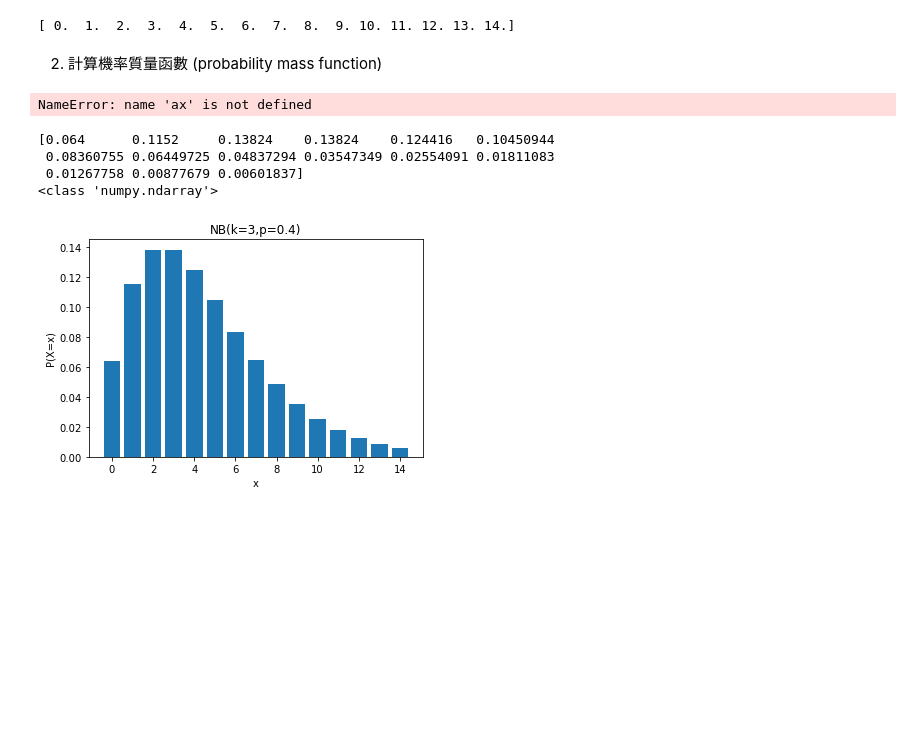
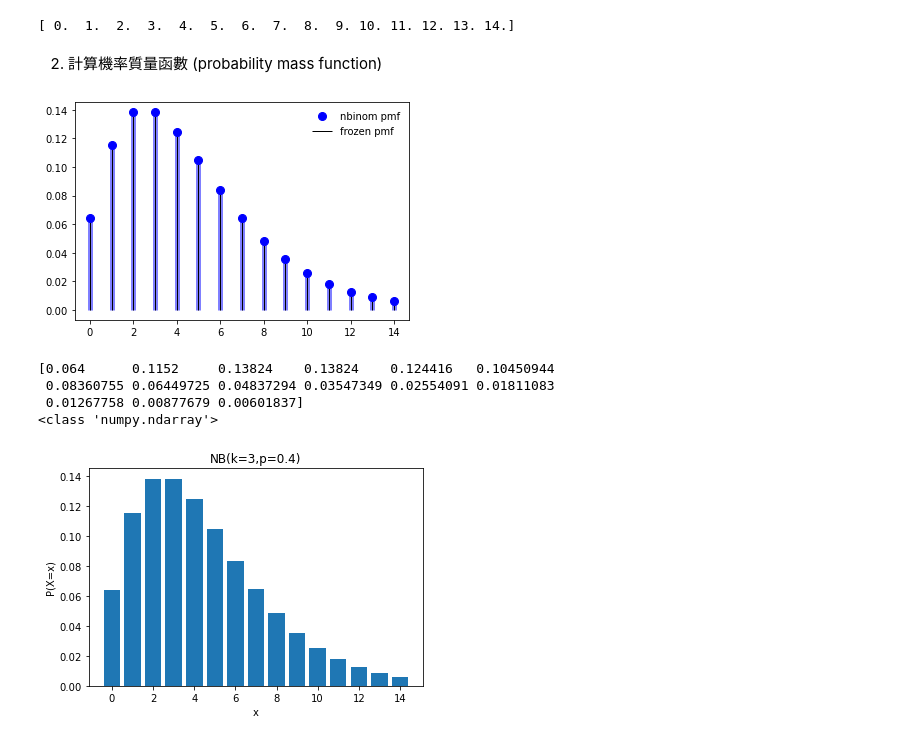
Before and after one commit to sueshow/Python_Data-Science-Marathon, a Jupyter notebook: Sample/Day_29_Sample.ipynb, the cells around one changed output. Saved outputs shown, nothing was run; the diff lists cells and outputs as text; code cells hidden in the pictures; blank space fills up the shorter version.

```diff
--- a/Sample/Day_29_Sample.ipynb
+++ b/Sample/Day_29_Sample.ipynb
@@ -66,15 +67,16 @@ print(r)
 # %% [markdown]
 2. 計算機率質量函數 (probability mass function)
 # %%
+fig, ax = plt.subplots(1, 1)
 ax.plot(r, nbinom.pmf(r, k, p), 'bo', ms=8, label='nbinom pmf')
 ax.vlines(r, 0, nbinom.pmf(r, k, p), colors='b', lw=5, alpha=0.5)
 rv = nbinom(k, p)
 ax.vlines(r, 0, rv.pmf(r), colors='k', linestyles='-', lw=1,
           label='frozen pmf')
 ax.legend(loc='best', frameon=False)
 plt.show()
 # %% [output]
-NameError: name 'ax' is not defined
+[figure, added]
 # %%
 # P(X=x) --> 是機率
 probs = stats.nbinom.pmf(r, k, p)
```
Also changed, not shown: parts of 3 cells of this notebook.
